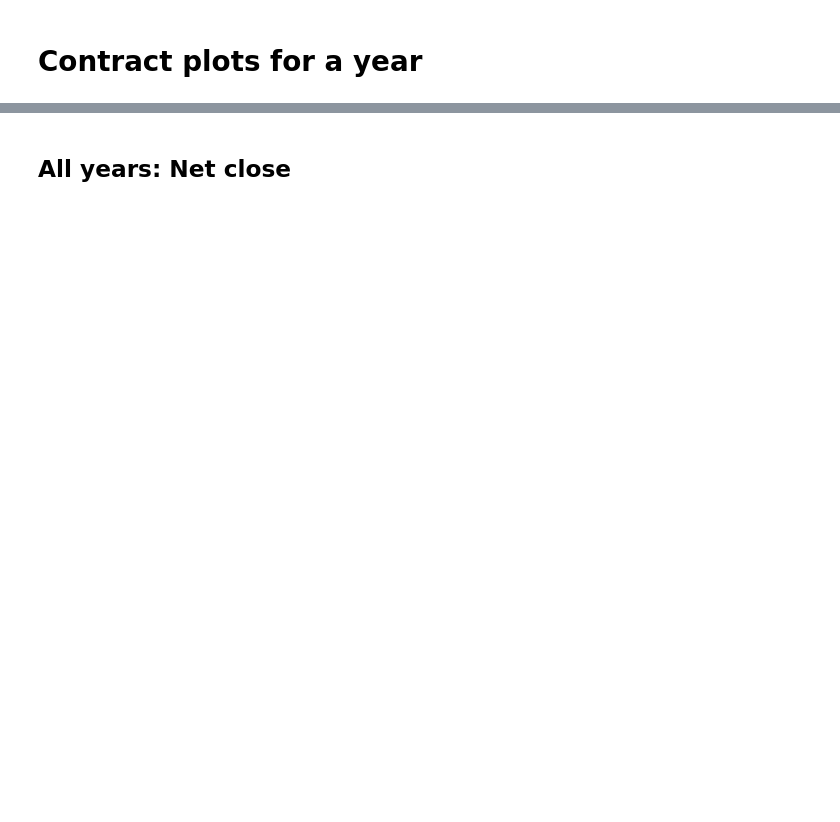
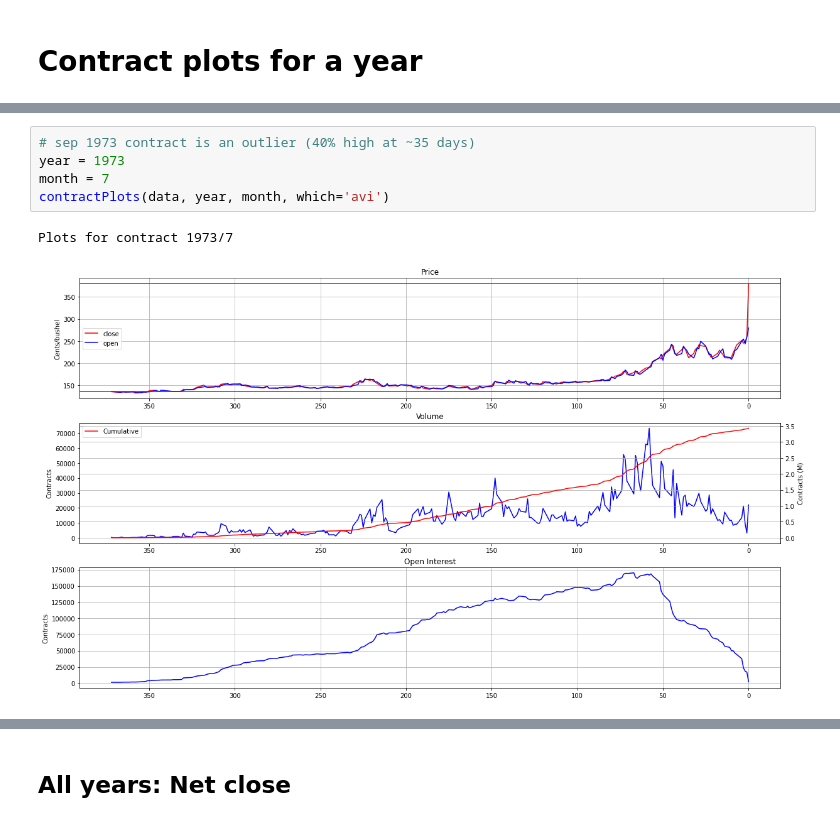
Before and after one commit to vin0110/classes, a Jupyter notebook: corn_view.ipynb, the cells around one changed output, grey strips where cells are left out. Cells and saved outputs as stored; diff of their text form; blank space fills up the shorter version.

```diff
--- a/corn_view.ipynb
+++ b/corn_view.ipynb
@@ -156,0 +217,8 @@ Contract plots for 1999/5
+# %%
+# sep 1973 contract is an outlier (40% high at ~35 days)
+year = 1973
+month = 7
+contractPlots(data, year, month, which='avi')
+# %% [output]
+Plots for contract 1973/7
+[figure, added]
```
Also changed, not shown: parts of 39 cells of this notebook, 8 other files.
